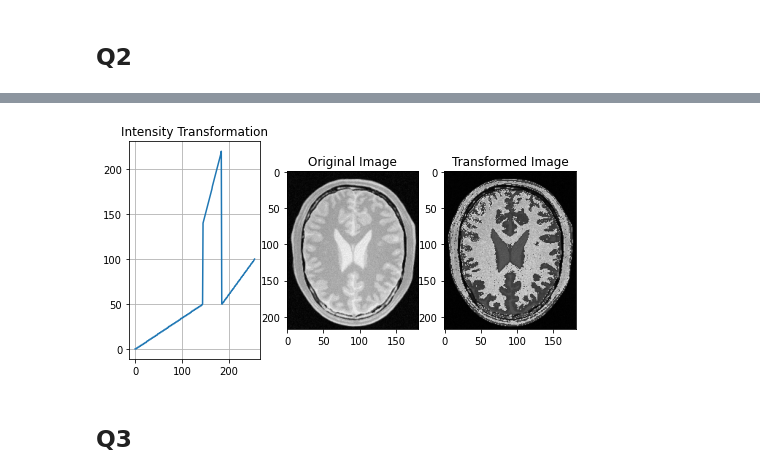
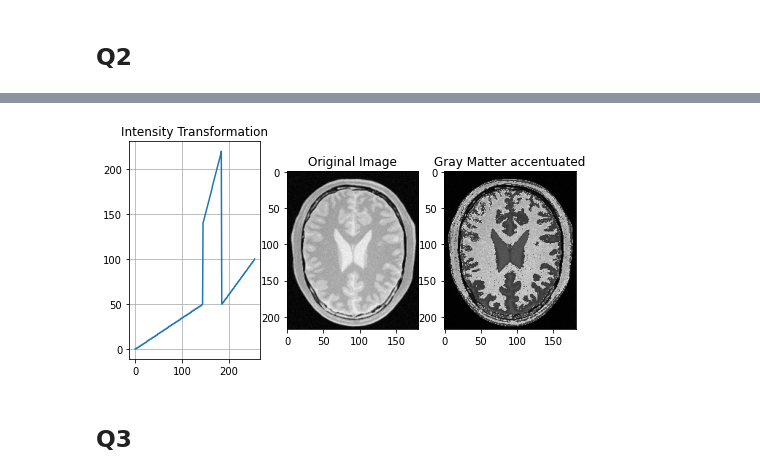
Before and after one commit to muditha11/ImageProcessingAndMachineVision, a Jupyter notebook: assignment 1/assignment1.ipynb, the cells around one changed output, grey strips where cells are left out. Drawn from its saved outputs; the diff is of its cells as text; code cells hidden in the pictures.

```diff
--- a/assignment 1/assignment1.ipynb
+++ b/assignment 1/assignment1.ipynb
@@ -68,30 +66,29 @@ plt.show()
 # %%
 #######################  b  #######################
 img = cv2.imread("brain_proton_density_slice.png",cv2.IMREAD_GRAYSCALE)
 assert img is not None
 
 t1 = np.linspace(0,50,145)
 t2 = np.linspace(140,220,40)
 t3 = np.linspace(50,100,71)
 
 t = np.concatenate((t1,t2,t3),axis=0).astype(np.uint8)
 assert len(t)==256
-g = cv2.LUT(img,t)
-g = cv2.cvtColor(g,cv2.COLOR_BGR2RGB)
+transformed_img  = cv2.LUT(img,t)
 
 fig,ax = plt.subplots(1,3,figsize=(8,4))
 ax[0].plot(t)
 ax[0].grid(True)
 ax[0].set_title("Intensity Transformation")
 
 ax[1].imshow(img,cmap='gray',vmin=0,vmax=255)
 ax[1].set_title("Original Image")
 
-ax[2].imshow(g)
-ax[2].set_title("Transformed Image")
+ax[2].imshow(transformed_img,cmap='gray',vmin=0,vmax=255)
+ax[2].set_title("Gray Matter accentuated")
 plt.show()
 # %% [output]
-[figure, old version]
+[figure, new version]
 # %% [markdown]
 ## Q3
 # %%
```
Also changed, not shown: parts of 5 cells of this notebook, 29 other files.
